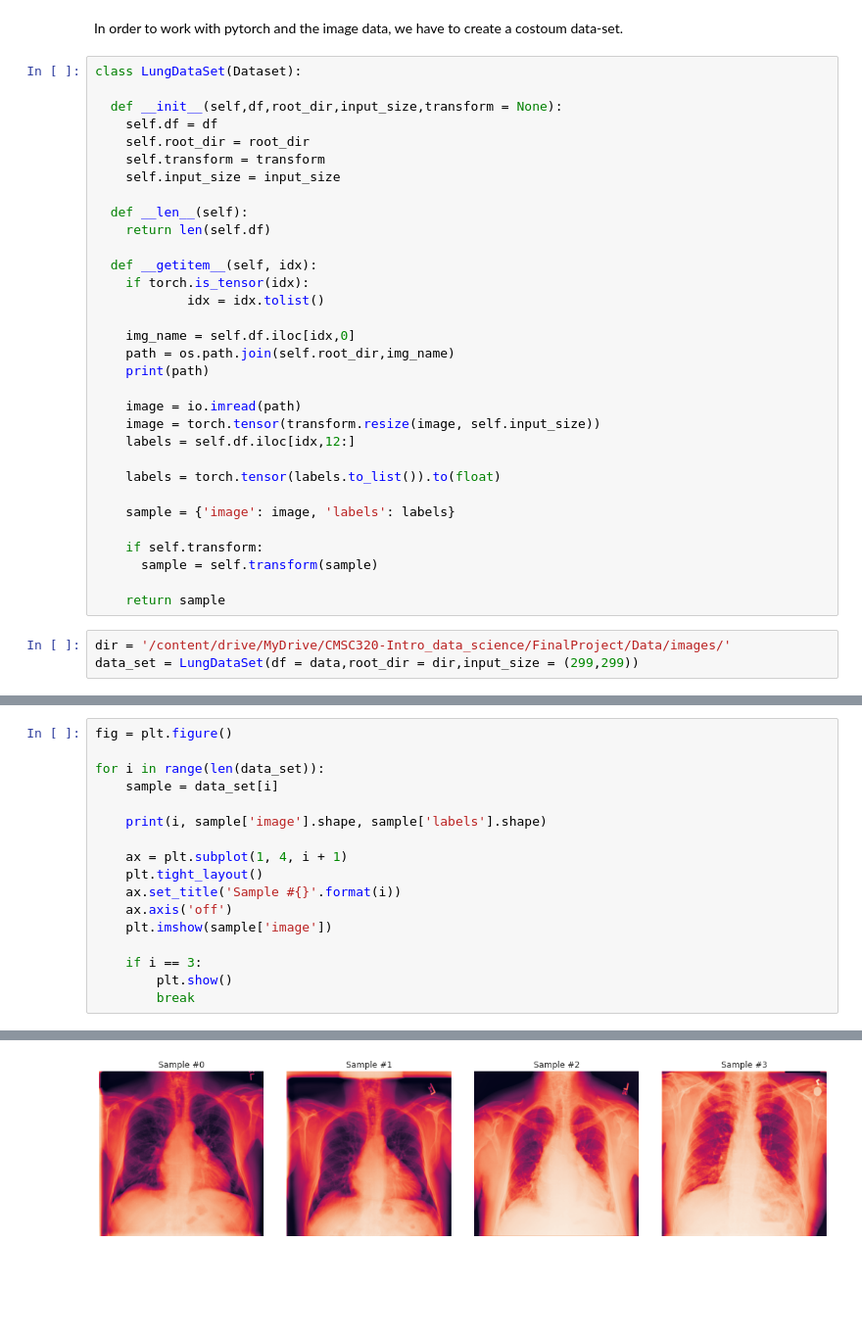
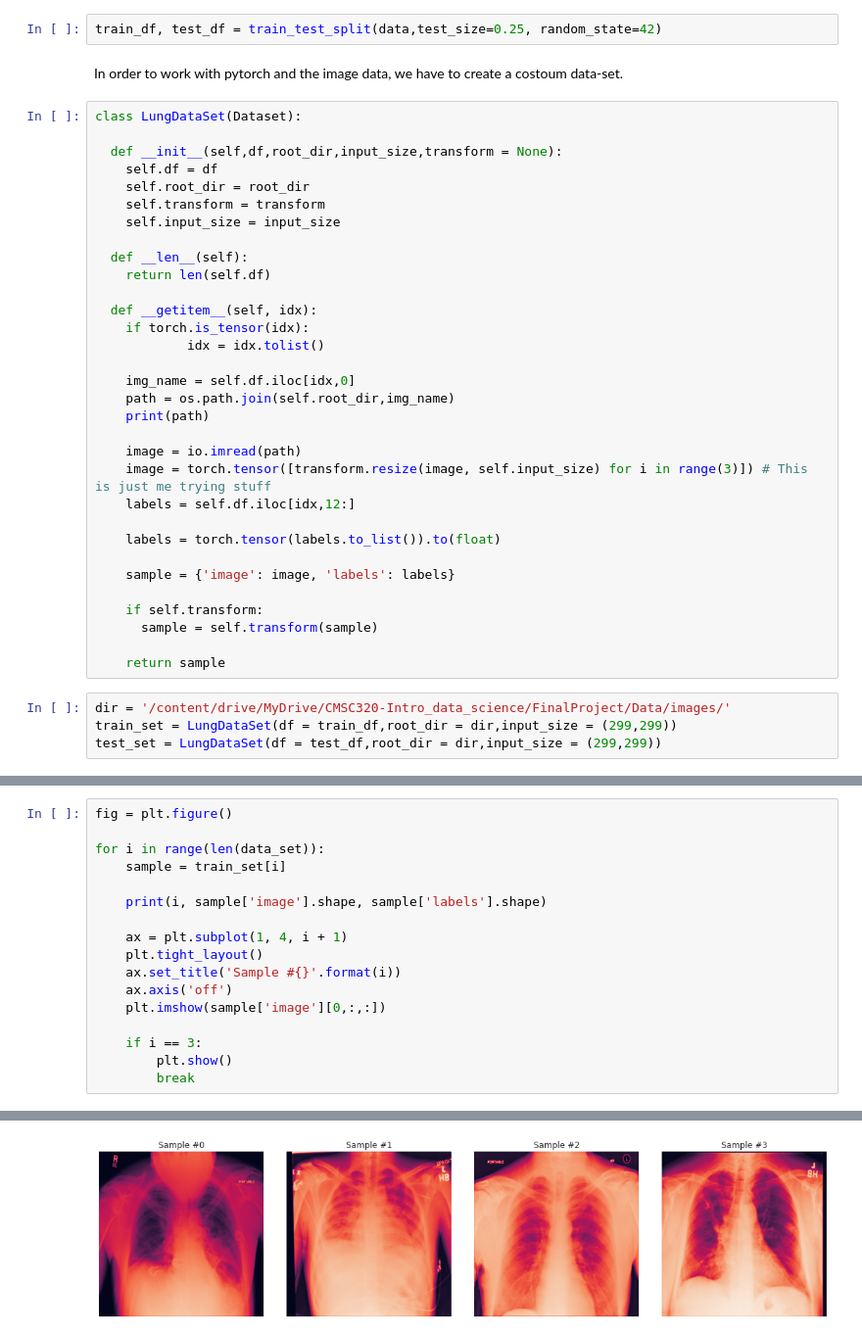
Before and after one commit to yeric1789/CMSC320_Final_Project, a Jupyter notebook: NoteBookFinalProject.ipynb, the cells around one changed output, grey strips where cells are left out. Shown at 98% size. Saved outputs shown, nothing was run; the diff lists cells and outputs as text; blank space fills up the shorter version.

Commit message:
Made training and test loop, and setup the transfer-learning

```diff
--- a/NoteBookFinalProject.ipynb
+++ b/NoteBookFinalProject.ipynb
@@ -139,3 +148,5 @@ from skimage import io, transform
+# %%
+train_df, test_df = train_test_split(data,test_size=0.25, random_state=42)
 # %% [markdown]
 In order to work with pytorch and the image data, we have to create a costoum data-set.
 # %%
@@ -159,7 +170,7 @@ class LungDataSet(Dataset):
     print(path)
 
     image = io.imread(path)
-    image = torch.tensor(transform.resize(image, self.input_size))
+    image = torch.tensor([transform.resize(image, self.input_size) for i in range(3)]) # This is just me trying stuff
     labels = self.df.iloc[idx,12:]
 
     labels = torch.tensor(labels.to_list()).to(float)
@@ -172,4 +183,5 @@ class LungDataSet(Dataset):
     return sample
 # %%
 dir = '/content/drive/MyDrive/CMSC320-Intro_data_science/FinalProject/Data/images/'
-data_set = LungDataSet(df = data,root_dir = dir,input_size = (299,299))
+train_set = LungDataSet(df = train_df,root_dir = dir,input_size = (299,299))
+test_set = LungDataSet(df = test_df,root_dir = dir,input_size = (299,299))
@@ -182,7 +191,7 @@ torch.Size([299, 299])
 fig = plt.figure()
 
 for i in range(len(data_set)):
-    sample = data_set[i]
+    sample = train_set[i]
 
     print(i, sample['image'].shape, sample['labels'].shape)
 
@@ -190,7 +199,7 @@ for i in range(len(data_set)):
     plt.tight_layout()
     ax.set_title('Sample #{}'.format(i))
     ax.axis('off')
-    plt.imshow(sample['image'])
+    plt.imshow(sample['image'][0,:,:])
 
     if i == 3:
         plt.show()
@@ -207 +216 @@ for i in range(len(data_set)):
-[figure, old version]
+[figure, new version]
```
Also changed, not shown: parts of 18 cells of this notebook.
